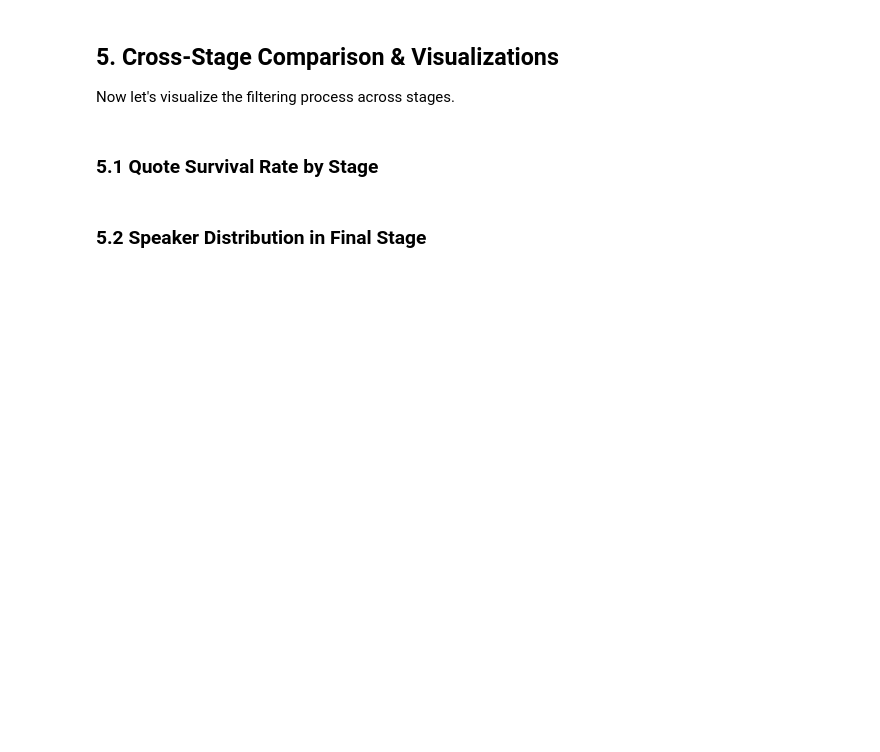
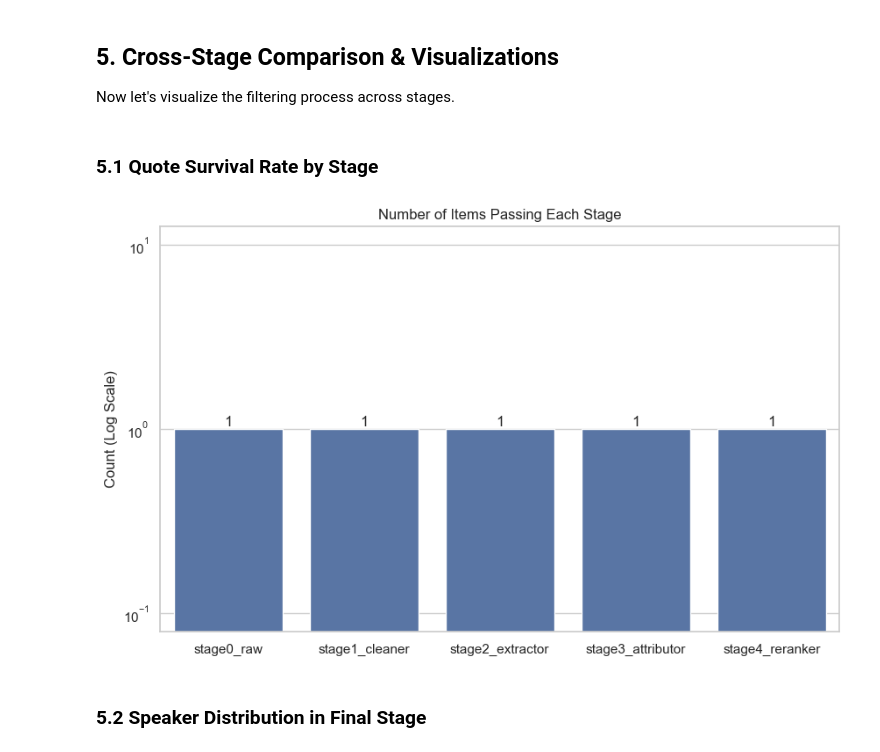
Before and after one commit to jakedugi/corp_speech_risk_dataset, a Jupyter notebook: notebooks/reports/pipeline_visualization.ipynb, the cells around one changed output. Drawn from its saved outputs; the diff is of its cells as text; code cells hidden in the pictures; blank space fills up the shorter version.

Commit message:
Enhance quote extraction pipeline: add text cleaning functionality, update file stages, and improve visualization support

```diff
--- a/notebooks/reports/pipeline_visualization.ipynb
+++ b/notebooks/reports/pipeline_visualization.ipynb
@@ -30,9 +33,10 @@ from pathlib import Path
 DATA_DIR = Path("../../data")
 FILES = {
     0: DATA_DIR / "stage0_raw.jsonl",
-    1: DATA_DIR / "stage1_candidates.jsonl",
-    2: DATA_DIR / "stage2_attributed.jsonl",
-    3: DATA_DIR / "stage3_final.jsonl"
+    1: DATA_DIR / "stage1_cleaner.jsonl",
+    2: DATA_DIR / "stage2_extractor.jsonl",
+    3: DATA_DIR / "stage3_attributor.jsonl",
+    4: DATA_DIR / "stage4_reranker.jsonl"
 }
 
 # Visualization settings
@@ -105,17 +140,19 @@ Now let's visualize the filtering process across stages.
 # %%
 if not full_df.empty:
     stage_counts = full_df.groupby('stage')['doc_id'].nunique()
-    stage_counts.index = ['0: Raw Docs', '1: Candidates', '2: Attributed', '3: Final']
-
+    stage_labels = {0: 'stage0_raw', 1: 'stage1_cleaner', 2: 'stage2_extractor', 3: 'stage3_attributor', 4: 'stage4_reranker'}
+    labels = [stage_labels.get(s, str(s)) for s in stage_counts.index]
     plt.figure(figsize=(10, 6))
-    ax = sns.barplot(x=stage_counts.index, y=stage_counts.values)
+    ax = sns.barplot(x=labels, y=stage_counts.values)
     ax.set_title('Number of Items Passing Each Stage')
     ax.set_ylabel('Count (Log Scale)')
     ax.set_yscale('log')
     ax.bar_label(ax.containers[0])
     plt.show()
 else:
     print("No data to plot.")
+# %% [output]
+[figure, added]
 # %% [markdown]
 ### 5.2 Speaker Distribution in Final Stage
 # %%
```
Also changed, not shown: parts of 5 cells of this notebook, 4 other files.
